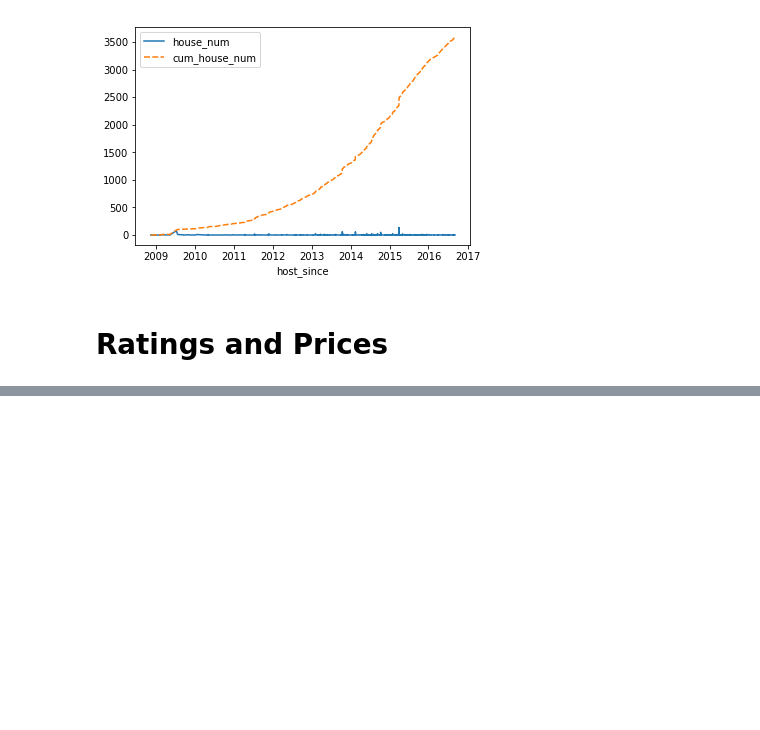
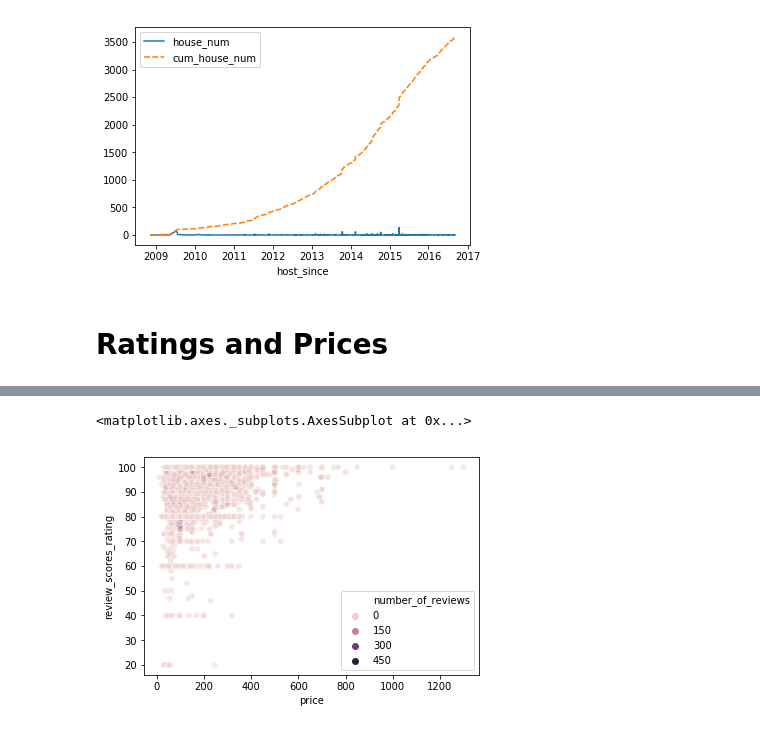
Before and after one commit to haataa/airbnb_finding, a Jupyter notebook: airbnb_findding.ipynb, the cells around one changed output, grey strips where cells are left out. Drawn from its saved outputs; the diff is of its cells as text; code cells hidden in the pictures; blank space fills up the shorter version.

Commit message:
finish ratings and prices

```diff
--- a/airbnb_findding.ipynb
+++ b/airbnb_findding.ipynb
@@ -170,0 +168,5 @@ bs_price_rate = review_scores_rating["price",""]
+# %%
+# select price and ratings and dropna
+bs_price_rate = bs_listing[["id","price","review_scores_rating","number_of_reviews"]].dropna()
+# %%
+bs_price_rate.price = bs_price_rate.price.apply(remove_dollar)
@@ -170,0 +182,7 @@ bs_price_rate = review_scores_rating["price",""]
+# %%
+sns.scatterplot(x='price',y='review_scores_rating',hue='number_of_reviews',alpha=0.5,data=bs_price_rate)
+# low ratings are associate with lower prices.
+# however high rating dose not mean high price
+# %% [output]
+<matplotlib.axes._subplots.AxesSubplot at 0x...>
+[figure, added]
```
Also changed, not shown: parts of 5 cells of this notebook.
